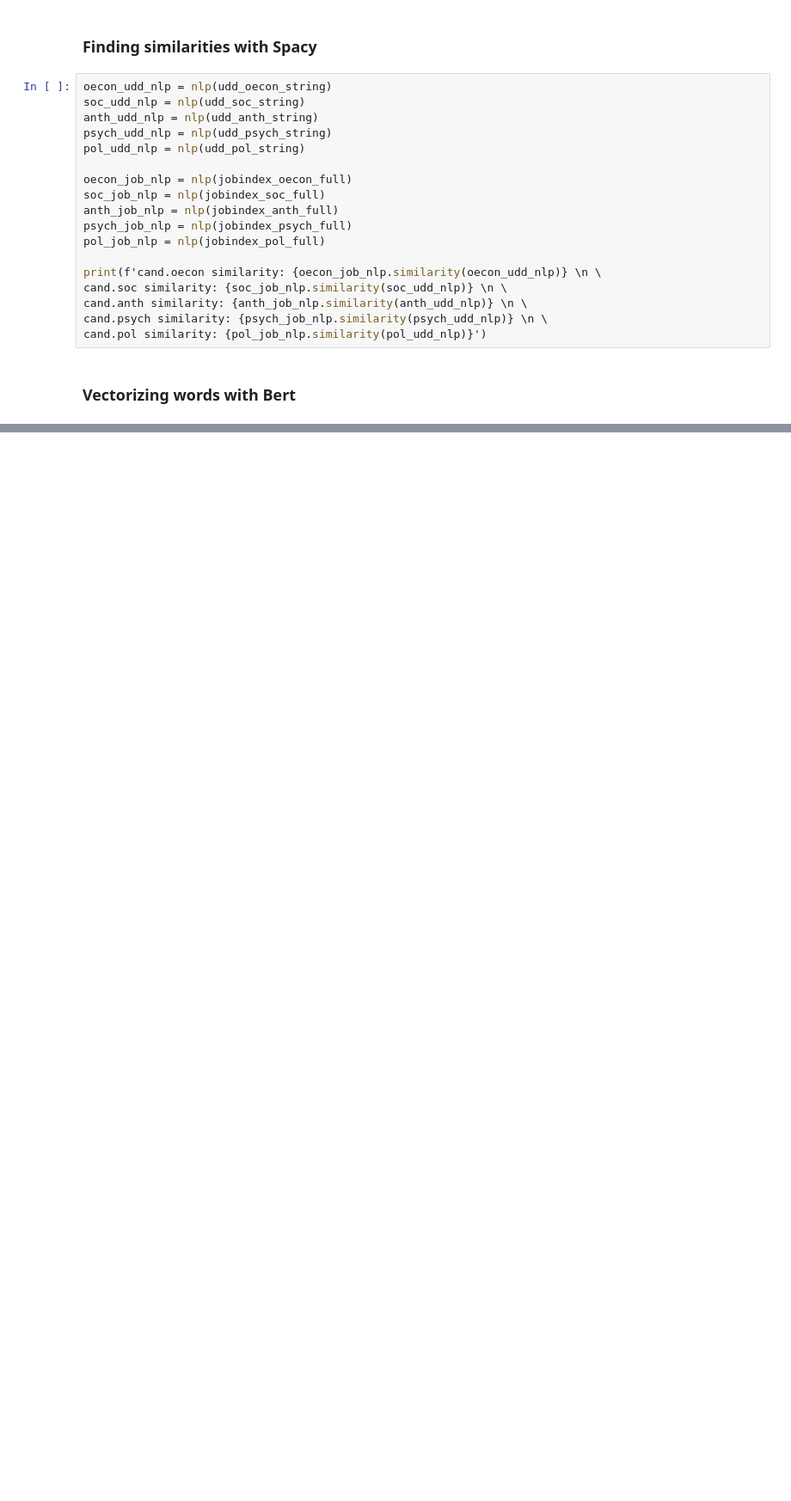
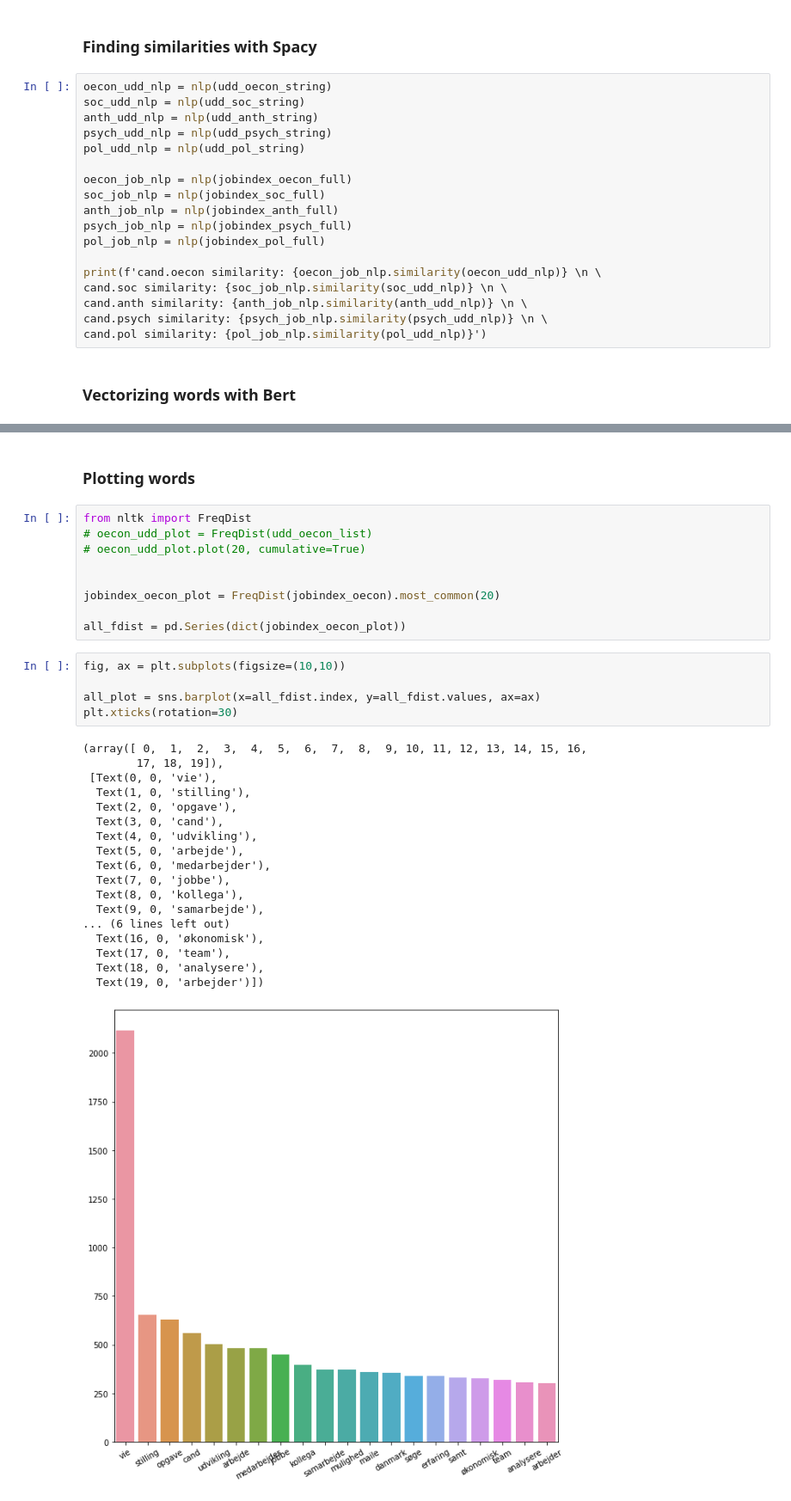
Before and after one commit to Bernseng/ISDS, a Jupyter notebook: Exam/Jobindex.ipynb, the cells around one changed output, grey strips where cells are left out. Shown: that part at 86% size. Cells and saved outputs as stored; diff of their text form; blank space fills up the shorter version.

```diff
--- a/Exam/Jobindex.ipynb
+++ b/Exam/Jobindex.ipynb
@@ -745,0 +755,35 @@ df
+# %% [markdown]
+### Plotting words
+# %%
+from nltk import FreqDist
+# oecon_udd_plot = FreqDist(udd_oecon_list)
+# oecon_udd_plot.plot(20, cumulative=True)
+
+
+jobindex_oecon_plot = FreqDist(jobindex_oecon).most_common(20)
+
+all_fdist = pd.Series(dict(jobindex_oecon_plot))
+# %%
+fig, ax = plt.subplots(figsize=(10,10))
+
+all_plot = sns.barplot(x=all_fdist.index, y=all_fdist.values, ax=ax)
+plt.xticks(rotation=30)
+# %% [output]
+(array([ 0,  1,  2,  3,  4,  5,  6,  7,  8,  9, 10, 11, 12, 13, 14, 15, 16,
+        17, 18, 19]),
+ [Text(0, 0, 'vie'),
+  Text(1, 0, 'stilling'),
+  Text(2, 0, 'opgave'),
+  Text(3, 0, 'cand'),
+  Text(4, 0, 'udvikling'),
+  Text(5, 0, 'arbejde'),
+  Text(6, 0, 'medarbejder'),
+  Text(7, 0, 'jobbe'),
+  Text(8, 0, 'kollega'),
+  Text(9, 0, 'samarbejde'),
+... (6 lines left out)
+  Text(16, 0, 'økonomisk'),
+  Text(17, 0, 'team'),
+  Text(18, 0, 'analysere'),
+  Text(19, 0, 'arbejder')])
+[figure, added]
```
Also changed, not shown: parts of 6 cells of this notebook.
